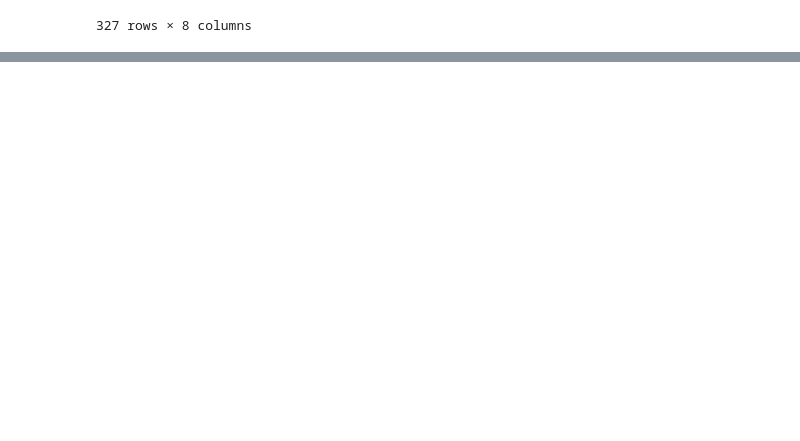
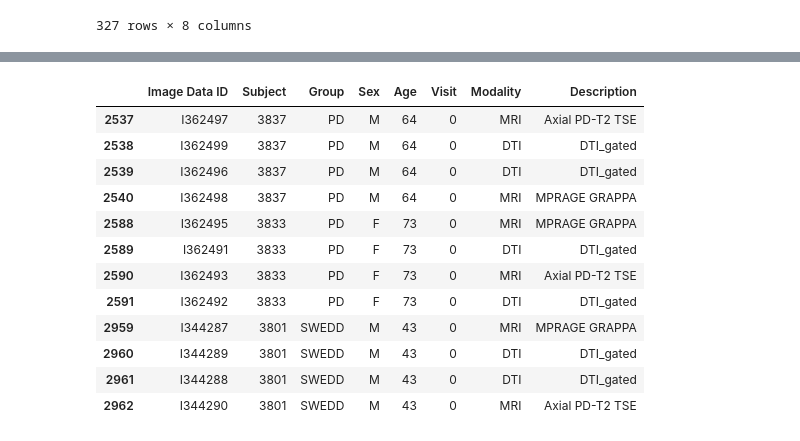
Before and after one commit to nipoppy/nipoppy, a Jupyter notebook: notebooks/subject_profiling_filtering.ipynb, the cells around one changed output, grey strips where cells are left out. Saved outputs shown, nothing was run; the diff lists cells and outputs as text; code cells hidden in the pictures; blank space fills up the shorter version.

```diff
--- a/notebooks/subject_profiling_filtering.ipynb
+++ b/notebooks/subject_profiling_filtering.ipynb
@@ -337,3 +305,27 @@ tmp_all_test
 |  | group | sex | img_visit | updrs3_visit | moca_visit | img_cnt | updrs3_cnt | moca_cnt | visit_comm |
 | Subject |  |  |  |  |  |  |  |  |  |
 | 85242 | Prodromal | M | [1, 5, 7] | [1, 2, 3, 4, 5, 6, 7, 8, 9, 10, 1... | [1, 4, 6, 8, 10, 12, 13, 14] | 3 | 13 | 8 | 1 |
+# %%
+# Read tabular information
+ppmi_img_dl_data  = pd.read_csv(ppmi_img_dl_file, sep=',')
+ppmi_img_col_sel = ['Image Data ID', 'Subject', 'Group', 'Sex', 'Age', 'Visit', 'Modality', 'Description']
+# select imaging columns
+ppmi_img_dl_data = ppmi_img_dl_data.loc[:, ppmi_img_col_sel].copy()
+# select study groups
+group_sel_list=['PD', 'Prodromal', 'SWEDD', 'Control']
+ppmi_img_dl_data = ppmi_img_dl_data[ppmi_img_dl_data.Group.isin(group_sel_list)].copy()
+ppmi_img_dl_data[ppmi_img_dl_data['Visit']==0]
+# %% [output]
+|  | Image Data ID | Subject | Group | Sex | Age | Visit | Modality | Description |
+| 2537 | I362497 | 3837 | PD | M | 64 | 0 | MRI | Axial PD-T2 TSE |
+| 2538 | I362499 | 3837 | PD | M | 64 | 0 | DTI | DTI_gated |
+| 2539 | I362496 | 3837 | PD | M | 64 | 0 | DTI | DTI_gated |
+| 2540 | I362498 | 3837 | PD | M | 64 | 0 | MRI | MPRAGE GRAPPA |
+| 2588 | I362495 | 3833 | PD | F | 73 | 0 | MRI | MPRAGE GRAPPA |
+| 2589 | I362491 | 3833 | PD | F | 73 | 0 | DTI | DTI_gated |
+| 2590 | I362493 | 3833 | PD | F | 73 | 0 | MRI | Axial PD-T2 TSE |
+| 2591 | I362492 | 3833 | PD | F | 73 | 0 | DTI | DTI_gated |
+| 2959 | I344287 | 3801 | SWEDD | M | 43 | 0 | MRI | MPRAGE GRAPPA |
+| 2960 | I344289 | 3801 | SWEDD | M | 43 | 0 | DTI | DTI_gated |
+| 2961 | I344288 | 3801 | SWEDD | M | 43 | 0 | DTI | DTI_gated |
+| 2962 | I344290 | 3801 | SWEDD | M | 43 | 0 | MRI | Axial PD-T2 TSE |
```
Also changed, not shown: parts of 2 cells of this notebook, 1 other file.
